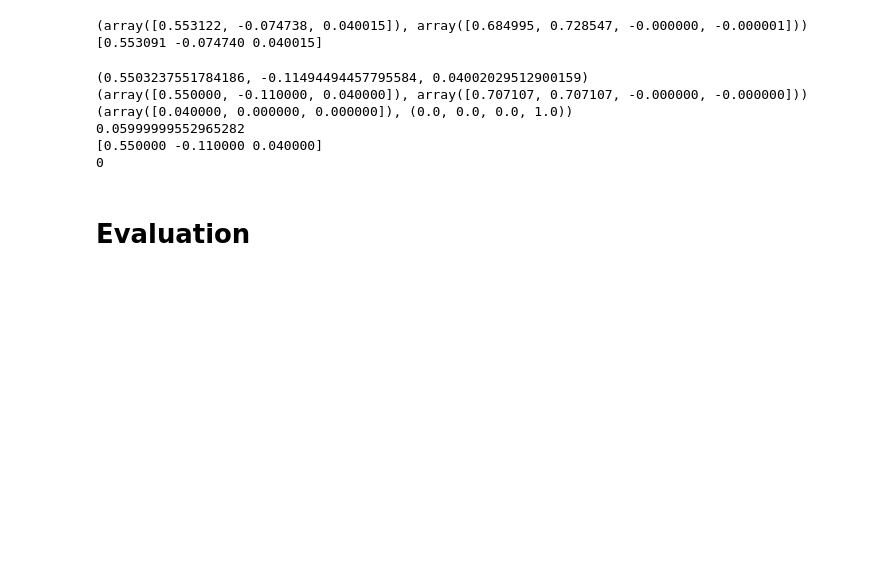
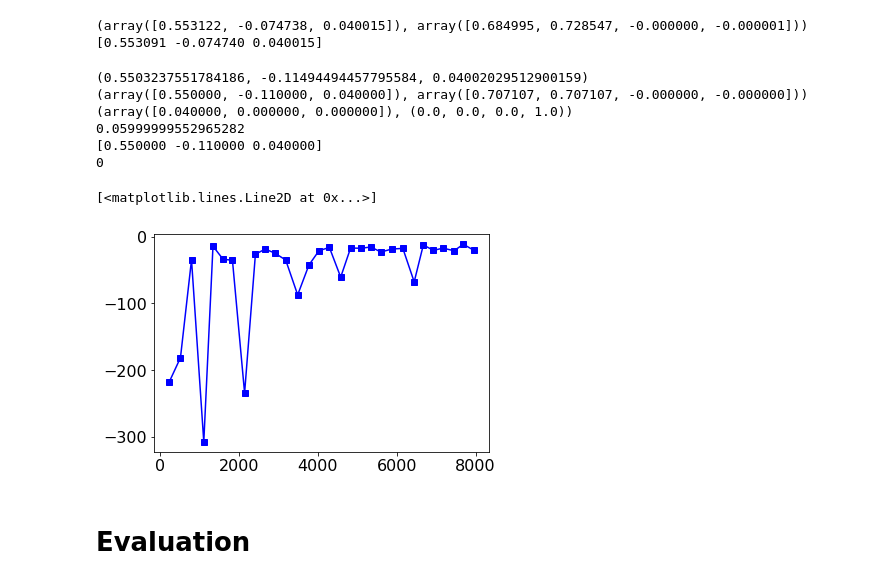
Before and after one commit to maxyang27896/mbrl-lib, a Jupyter notebook: notebooks/object_pushing_pets_example.ipynb, the cells around one changed output. Saved outputs shown, nothing was run; the diff lists cells and outputs as text; code cells hidden in the pictures; blank space fills up the shorter version.

```diff
--- a/notebooks/object_pushing_pets_example.ipynb
+++ b/notebooks/object_pushing_pets_example.ipynb
@@ -1020,5 +1022,15 @@ print(env.targ_traj_list_id)
 0.05999999552965282
 [0.550000 -0.110000 0.040000]
 0
+# %%
+# Plot Learning Curve
+# total_step = [0]
+# for i in range(1, len(total_steps)):
+#     total_step.append(total_step[-1] + total_steps[i])
+
+plt.plot(total_step[1:], all_rewards[1:], 'bs-')
+# %% [output]
+[<matplotlib.lines.Line2D at 0x...>]
+[figure, added]
 # %% [markdown]
 # Evaluation
```
Also changed, not shown: parts of 12 cells of this notebook, 1 other file.
